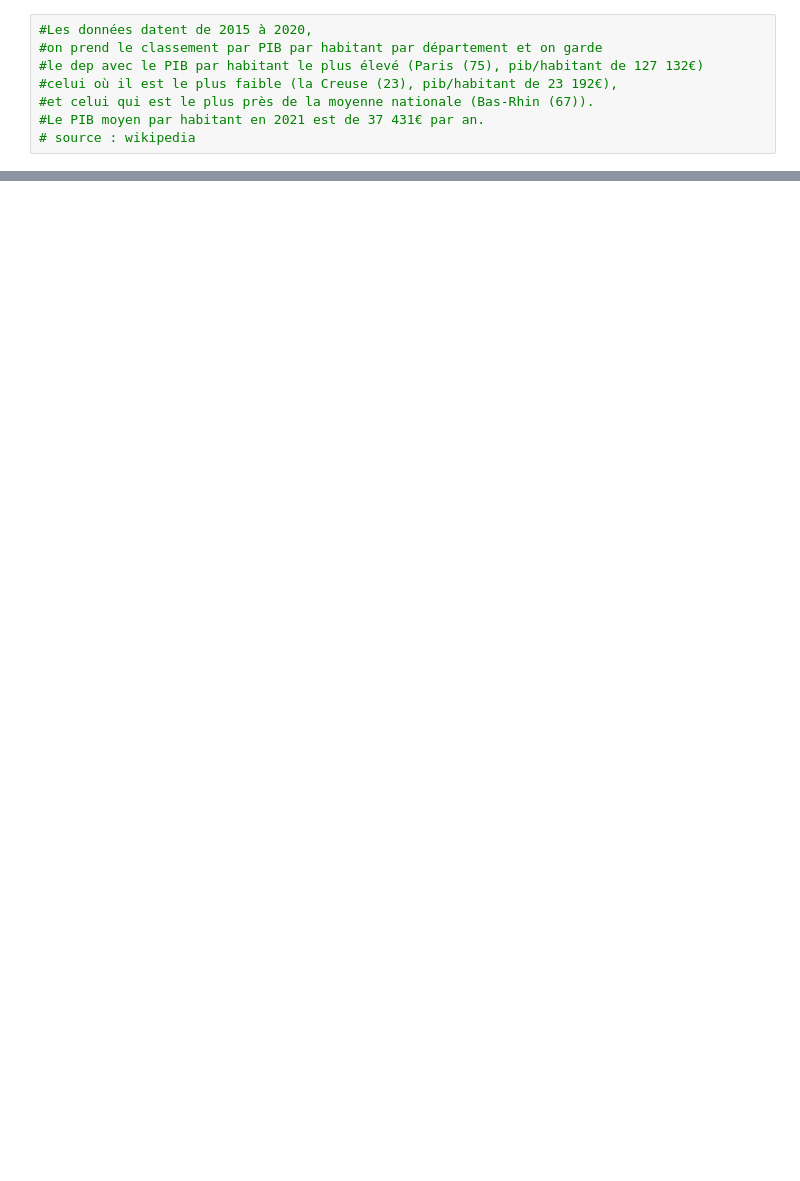
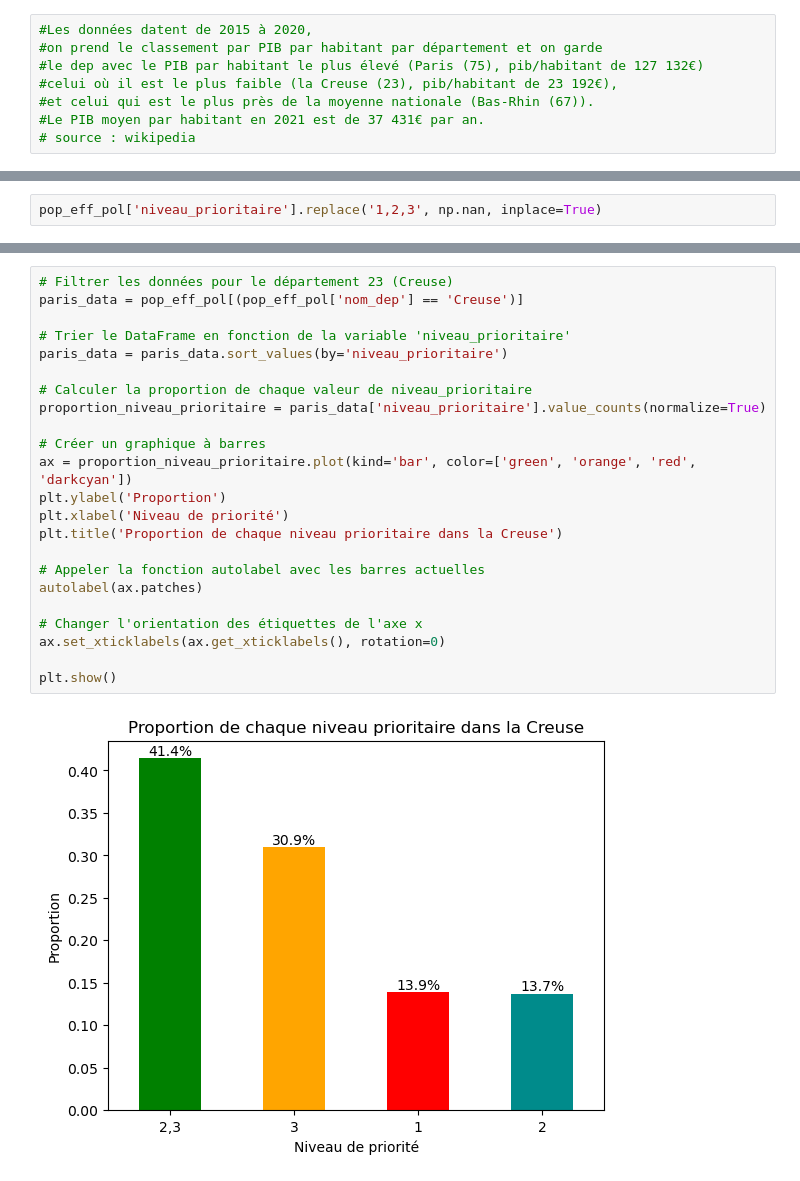
Before and after one commit to tpaquier/Python_DS, a Jupyter notebook: Stat PIB.ipynb, the cells around one changed output, grey strips where cells are left out. Drawn from its saved outputs; the diff is of its cells as text; blank space fills up the shorter version.

```diff
--- a/Stat PIB.ipynb
+++ b/Stat PIB.ipynb
@@ -121,0 +152,2 @@ pop_eff_pol
+# %%
+pop_eff_pol['niveau_prioritaire'].replace('1,2,3', np.nan, inplace=True)
@@ -121,0 +186,25 @@ pop_eff_pol
+# %%
+# Filtrer les données pour le département 23 (Creuse)
+paris_data = pop_eff_pol[(pop_eff_pol['nom_dep'] == 'Creuse')]
+
+# Trier le DataFrame en fonction de la variable 'niveau_prioritaire'
+paris_data = paris_data.sort_values(by='niveau_prioritaire')
+
+# Calculer la proportion de chaque valeur de niveau_prioritaire
+proportion_niveau_prioritaire = paris_data['niveau_prioritaire'].value_counts(normalize=True)
+
+# Créer un graphique à barres
+ax = proportion_niveau_prioritaire.plot(kind='bar', color=['green', 'orange', 'red', 'darkcyan'])
+plt.ylabel('Proportion')
+plt.xlabel('Niveau de priorité')
+plt.title('Proportion de chaque niveau prioritaire dans la Creuse')
+
+# Appeler la fonction autolabel avec les barres actuelles
+autolabel(ax.patches)
+
+# Changer l'orientation des étiquettes de l'axe x
+ax.set_xticklabels(ax.get_xticklabels(), rotation=0)
+
+plt.show()
+# %% [output]
+[figure, added]
```
Also changed, not shown: parts of 12 cells of this notebook.
